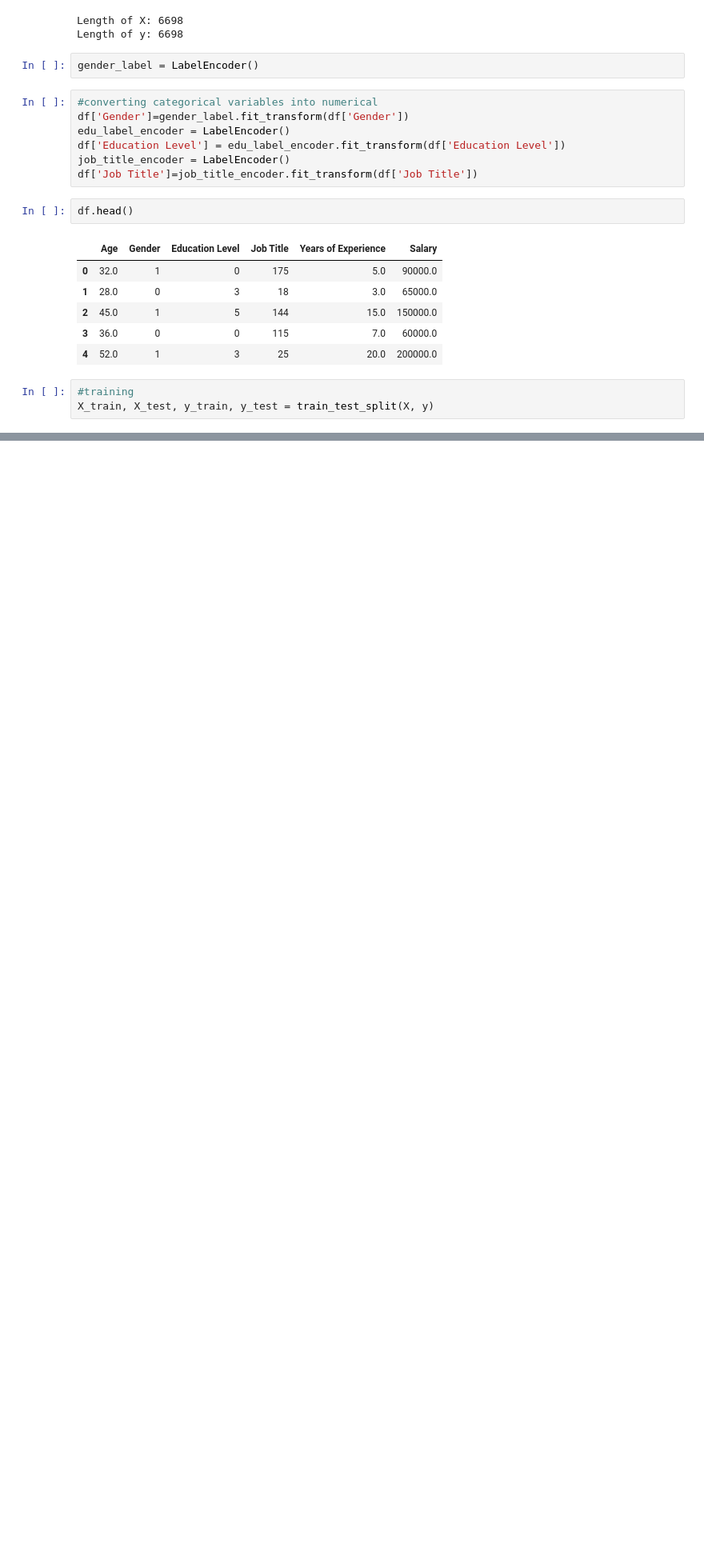
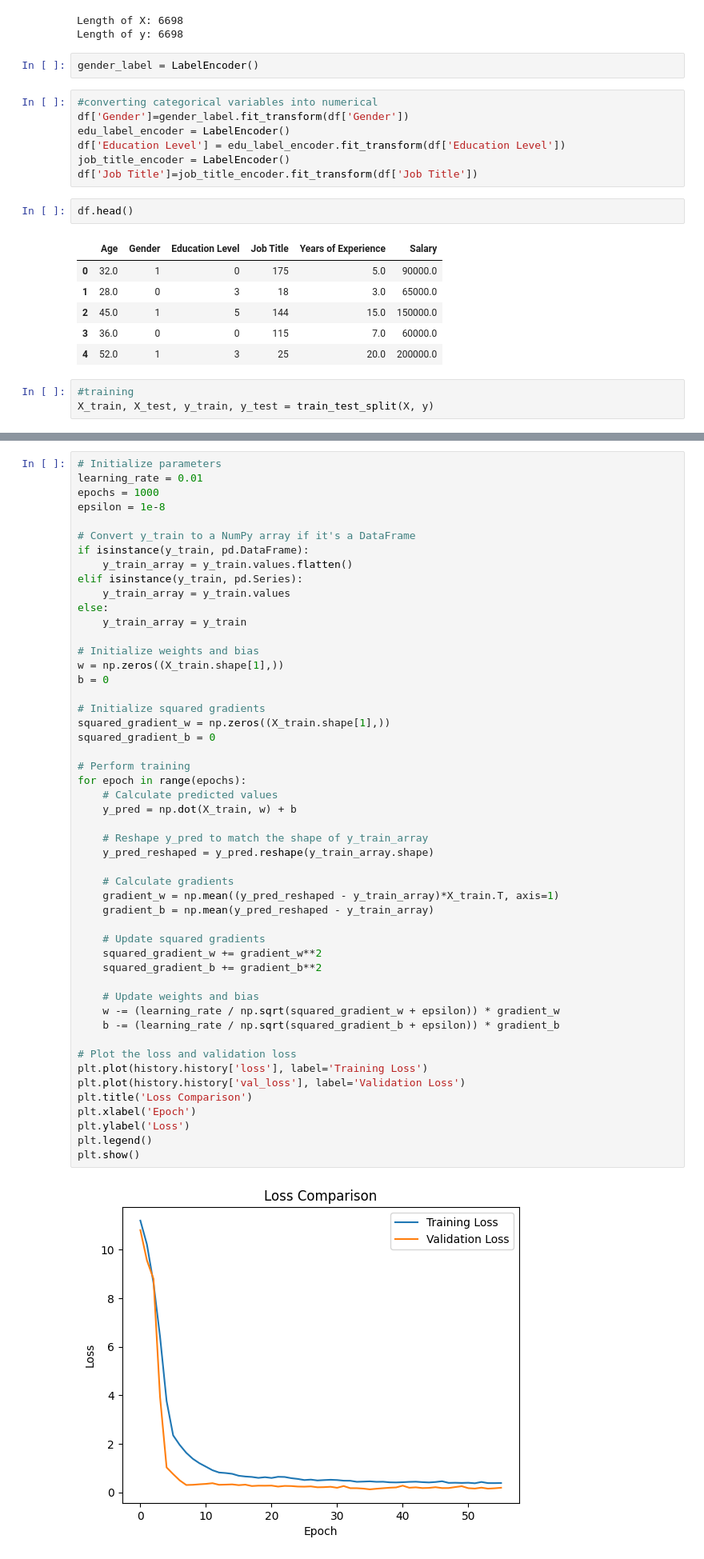
Before and after one commit to GhassenBenNacer/Salary_Data_Predection_SGD, a Jupyter notebook: sgd-project.ipynb, the cells around one changed output, grey strips where cells are left out. Shown: that part at 80% size. Cells and saved outputs as stored; diff of their text form; blank space fills up the shorter version.

Commit message:
Kaggle Notebook | Salary_Data_Predection_SGD  | Version 6

```diff
--- a/sgd-project.ipynb
+++ b/sgd-project.ipynb
@@ -237,0 +245,52 @@ plt.show()
+# %%
+# Initialize parameters
+learning_rate = 0.01
+epochs = 1000
+epsilon = 1e-8
+
+# Convert y_train to a NumPy array if it's a DataFrame
+if isinstance(y_train, pd.DataFrame):
+    y_train_array = y_train.values.flatten()
+elif isinstance(y_train, pd.Series):
+    y_train_array = y_train.values
+else:
+    y_train_array = y_train
+
+# Initialize weights and bias
+w = np.zeros((X_train.shape[1],))
+b = 0
+
+# Initialize squared gradients
+squared_gradient_w = np.zeros((X_train.shape[1],))
+squared_gradient_b = 0
+
+# Perform training
+for epoch in range(epochs):
+    # Calculate predicted values
+    y_pred = np.dot(X_train, w) + b
+
+    # Reshape y_pred to match the shape of y_train_array
+    y_pred_reshaped = y_pred.reshape(y_train_array.shape)
+
+    # Calculate gradients
+    gradient_w = np.mean((y_pred_reshaped - y_train_array)*X_train.T, axis=1)
+    gradient_b = np.mean(y_pred_reshaped - y_train_array)
+
+    # Update squared gradients
+    squared_gradient_w += gradient_w**2
+    squared_gradient_b += gradient_b**2
+
+    # Update weights and bias
+    w -= (learning_rate / np.sqrt(squared_gradient_w + epsilon)) * gradient_w
+    b -= (learning_rate / np.sqrt(squared_gradient_b + epsilon)) * gradient_b
+
+# Plot the loss and validation loss
+plt.plot(history.history['loss'], label='Training Loss')
+plt.plot(history.history['val_loss'], label='Validation Loss')
+plt.title('Loss Comparison')
+plt.xlabel('Epoch')
+plt.ylabel('Loss')
+plt.legend()
+plt.show()
+# %% [output]
+[figure, added]
```
Also changed, not shown: parts of 13 cells of this notebook.
